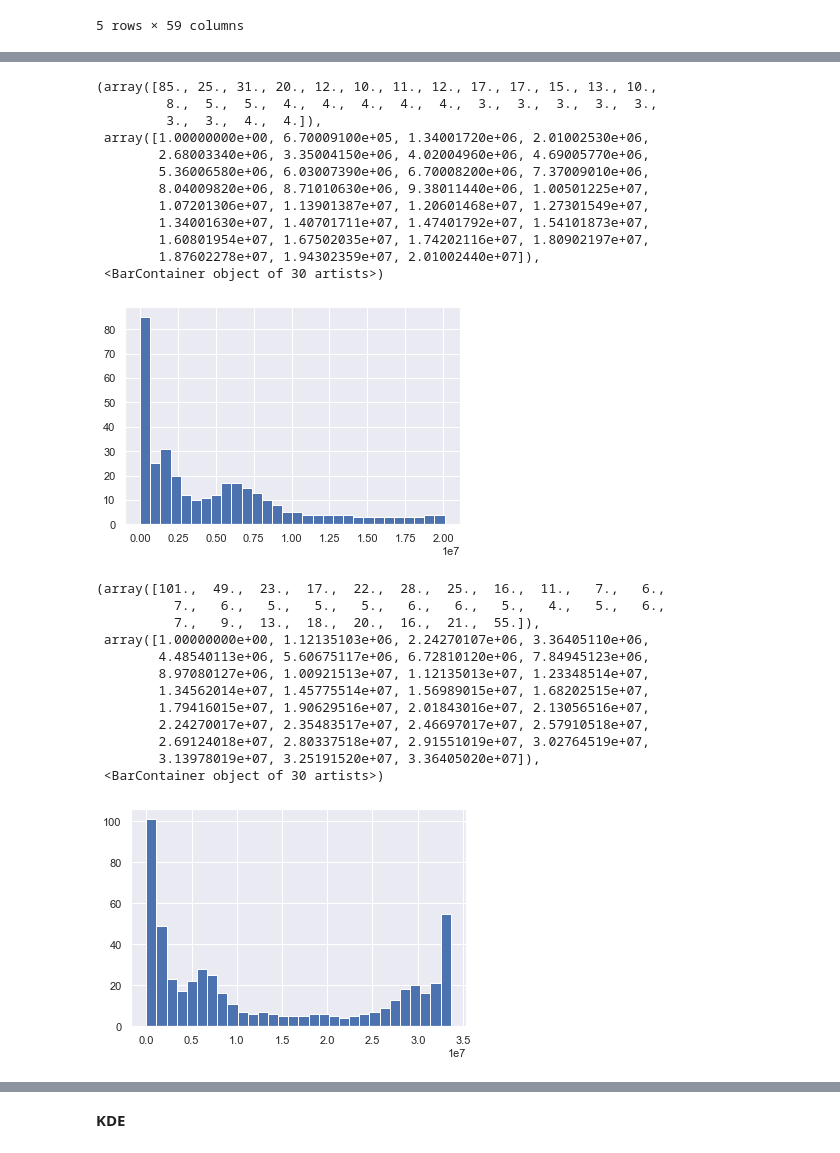
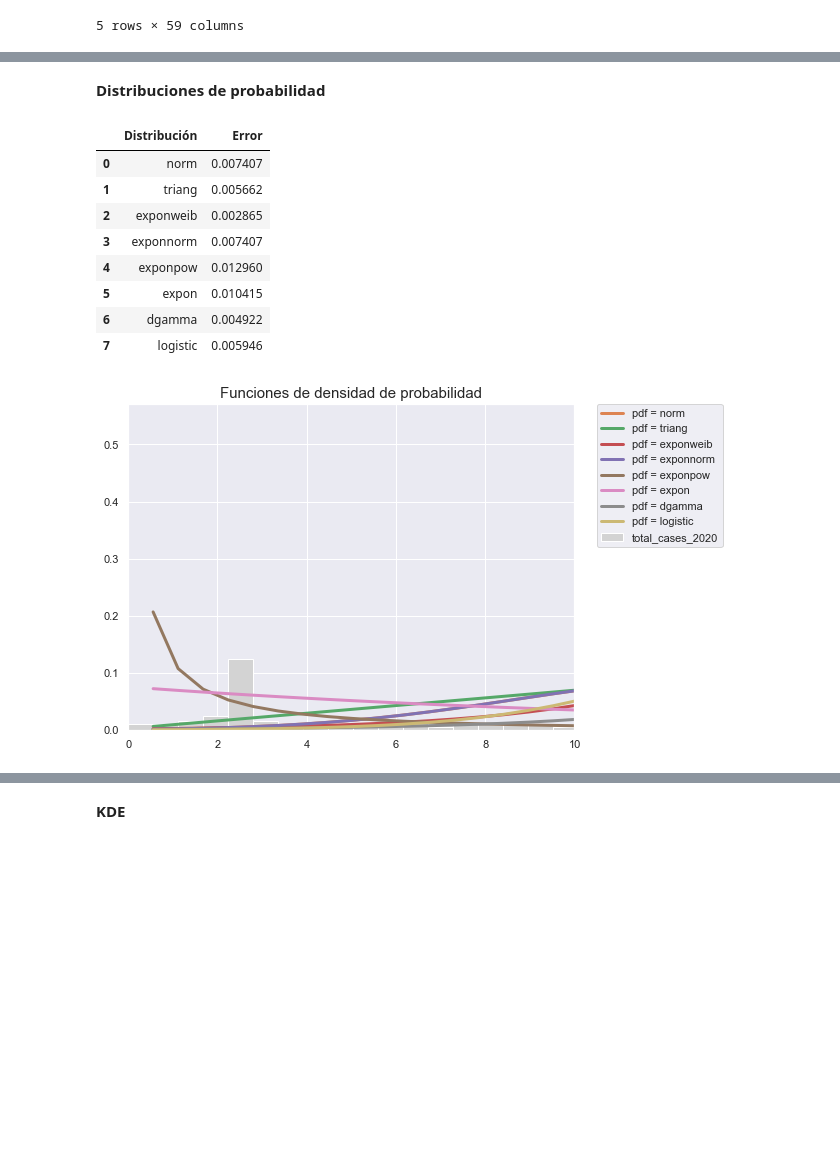
Before and after one commit to valerialadron/Proyecto_VLadron_MMLopez, a Jupyter notebook: Proyecto_VLadron_MMLopez.ipynb, the cells around one changed output, grey strips where cells are left out. Cells and saved outputs as stored; diff of their text form; code cells hidden in the pictures; blank space fills up the shorter version.

```diff
--- a/Proyecto_VLadron_MMLopez.ipynb
+++ b/Proyecto_VLadron_MMLopez.ipynb
@@ -116,3 +116,11 @@ data.head()
 | 25/01/2020 | USA | North America | United States | 2.0 | 0.0 | NaN | 0.0 | NaN | ... |
 | 26/01/2020 | USA | North America | United States | 5.0 | 3.0 | NaN | 0.0 | NaN | ... |
 5 rows × 59 columns
+# %%
+def log_int(data:'Datos a trabajar en DataFrame'):
+    '''
+    Esta función nos convierte los datos de una DataFrame en un array, además
+    de que les aplica logaritmos para eliminar el sesgo.
+    '''
+    datos = np.sort(np.log(np.array([int(data.iloc[i,0]) for i in range(len(data))])))
+    return datos
@@ -441,36 +342,40 @@ usa_casos
 [figure]
 [figure]
-# %%
-##Histograma 2020
-plt.hist(np.array(usa_casos_antes['total_cases']), bins=30)
-# %% [output]
-(array([85., 25., 31., 20., 12., 10., 11., 12., 17., 17., 15., 13., 10.,
-         8.,  5.,  5.,  4.,  4.,  4.,  4.,  4.,  3.,  3.,  3.,  3.,  3.,
-         3.,  3.,  4.,  4.]),
- array([1.00000000e+00, 6.70009100e+05, 1.34001720e+06, 2.01002530e+06,
-        2.68003340e+06, 3.35004150e+06, 4.02004960e+06, 4.69005770e+06,
-        5.36006580e+06, 6.03007390e+06, 6.70008200e+06, 7.37009010e+06,
-        8.04009820e+06, 8.71010630e+06, 9.38011440e+06, 1.00501225e+07,
-        1.07201306e+07, 1.13901387e+07, 1.20601468e+07, 1.27301549e+07,
-        1.34001630e+07, 1.40701711e+07, 1.47401792e+07, 1.54101873e+07,
-        1.60801954e+07, 1.67502035e+07, 1.74202116e+07, 1.80902197e+07,
-        1.87602278e+07, 1.94302359e+07, 2.01002440e+07]),
- <BarContainer object of 30 artists>)
-[figure, removed]
-# %%
-##Histograma 2020-2021
-plt.hist(np.array(usa_casos['total_cases']), bins=30)
-# %% [output]
-(array([101.,  49.,  23.,  17.,  22.,  28.,  25.,  16.,  11.,   7.,   6.,
-          7.,   6.,   5.,   5.,   5.,   6.,   6.,   5.,   4.,   5.,   6.,
-          7.,   9.,  13.,  18.,  20.,  16.,  21.,  55.]),
- array([1.00000000e+00, 1.12135103e+06, 2.24270107e+06, 3.36405110e+06,
-        4.48540113e+06, 5.60675117e+06, 6.72810120e+06, 7.84945123e+06,
-        8.97080127e+06, 1.00921513e+07, 1.12135013e+07, 1.23348514e+07,
-        1.34562014e+07, 1.45775514e+07, 1.56989015e+07, 1.68202515e+07,
-        1.79416015e+07, 1.90629516e+07, 2.01843016e+07, 2.13056516e+07,
-        2.24270017e+07, 2.35483517e+07, 2.46697017e+07, 2.57910518e+07,
-        2.69124018e+07, 2.80337518e+07, 2.91551019e+07, 3.02764519e+07,
-        3.13978019e+07, 3.25191520e+07, 3.36405020e+07]),
- <BarContainer object of 30 artists>)
-[figure, removed]
+# %% [markdown]
+**Distribuciones de probabilidad**
+# %%
+#USA CASOS 2020
+v1_data = log_int(usa_casos_antes)
+dist_to = ['norm','triang','exponweib','exponnorm','exponpow','expon','dgamma','logistic']
+error = []
+
+fig, ax = plt.subplots(figsize=(8,6))
+ax.set_title('Funciones de densidad de probabilidad',size=15)
+ax.set_xlim(0, 10)
+[y, x, _] = ax.hist(v1_data, bins=30, density=True, label='total_cases_2020',fc='lightgray')
+x = x[1:]
+
+for dist in dist_to:
+    param = getattr(st,dist).fit(v1_data)
+
+    pdf = getattr(st, dist).pdf(x, *param)
+
+    ax.plot(x,pdf,linewidth=3,label='pdf = '+ str(dist))
+    plt.legend(bbox_to_anchor=(1.05, 1), loc='upper left', borderaxespad=0.);
+
+    error.append(((y-pdf)**2).mean())
+
+dca=pd.DataFrame(list(zip(dist_to,error)), columns=['Distribución','Error'])
+
+dca
+# %% [output]
+|  | Distribución | Error |
+| 0 | norm | 0.007407 |
+| 1 | triang | 0.005662 |
+| 2 | exponweib | 0.002865 |
+| 3 | exponnorm | 0.007407 |
+| 4 | exponpow | 0.012960 |
+| 5 | expon | 0.010415 |
+| 6 | dgamma | 0.004922 |
+| 7 | logistic | 0.005946 |
+[figure, added]
```
Also changed, not shown: parts of 45 cells of this notebook.
